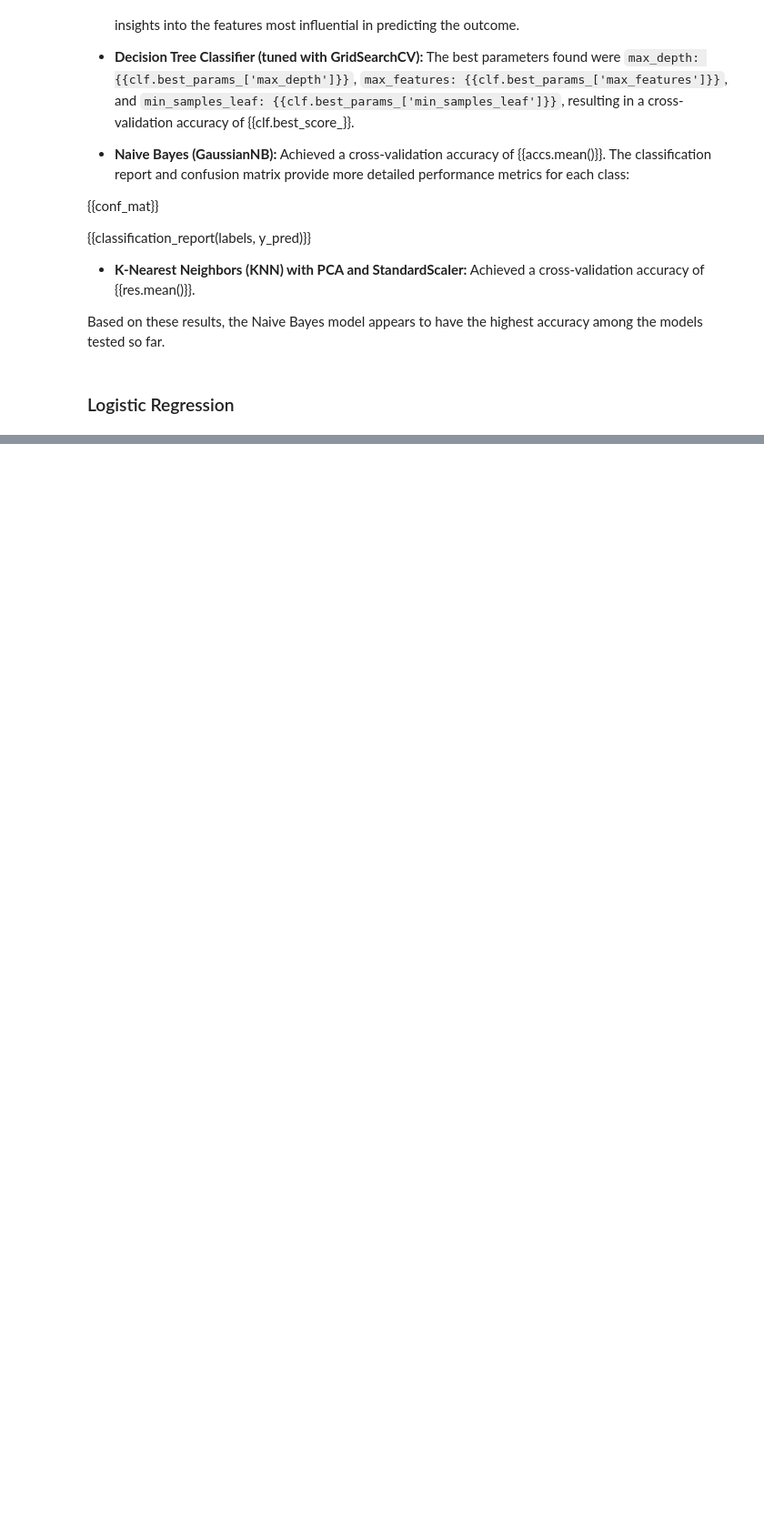
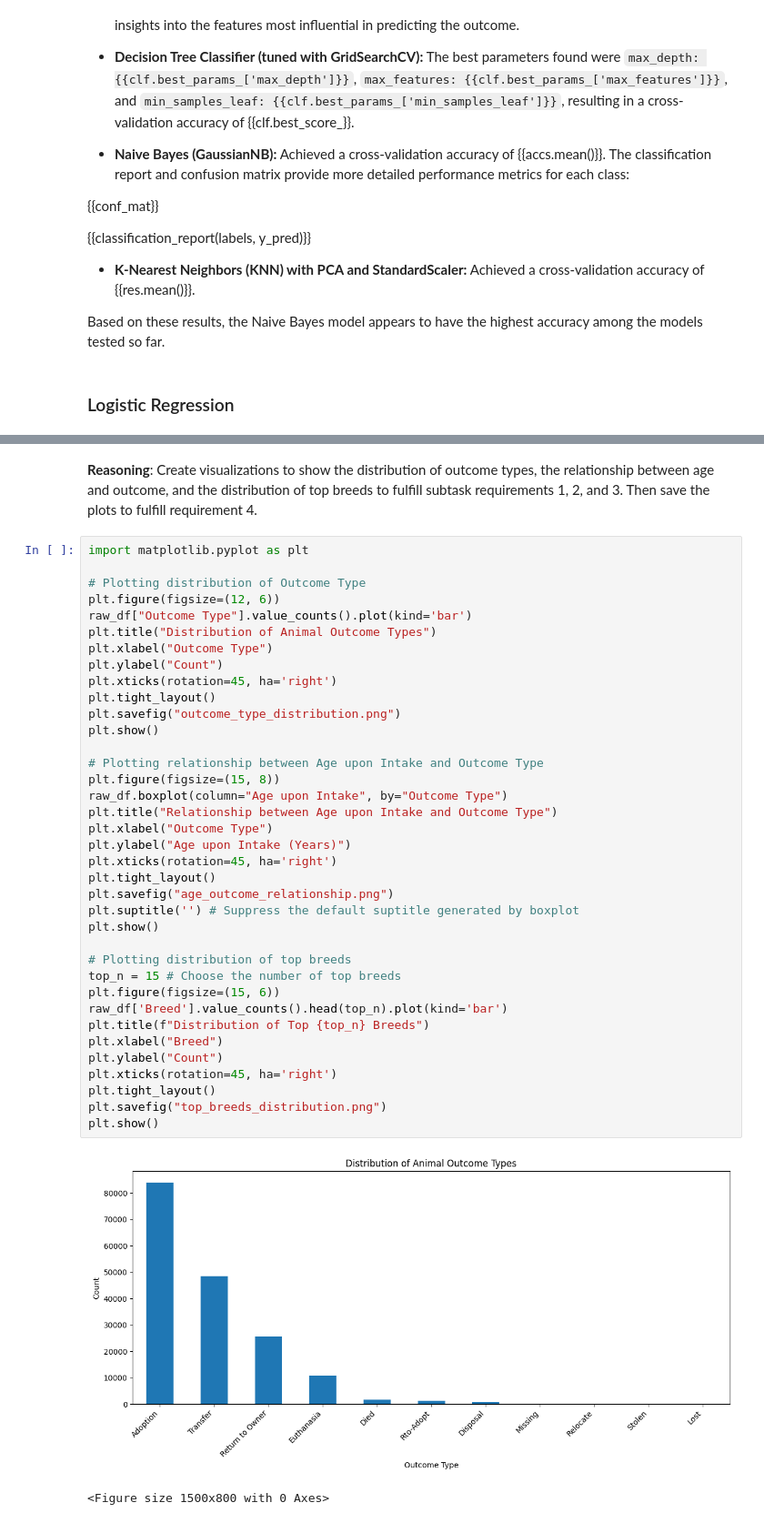
Before and after one commit to mikalajjjj/Data-Mining-Animal_Shelter, a Jupyter notebook: AACOutcomes.ipynb, the cells around one changed output, grey strips where cells are left out. Shown at 91% size. Drawn from its saved outputs; the diff is of its cells as text; blank space fills up the shorter version.

```diff
--- a/AACOutcomes.ipynb
+++ b/AACOutcomes.ipynb
@@ -576,0 +585,43 @@ Based on these results, the Naive Bayes model appears to have the highest accura
+# %% [markdown]
+**Reasoning**:
+Create visualizations to show the distribution of outcome types, the relationship between age and outcome, and the distribution of top breeds to fulfill subtask requirements 1, 2, and 3. Then save the plots to fulfill requirement 4.
+# %%
+import matplotlib.pyplot as plt
+
+# Plotting distribution of Outcome Type
+plt.figure(figsize=(12, 6))
+raw_df["Outcome Type"].value_counts().plot(kind='bar')
+plt.title("Distribution of Animal Outcome Types")
+plt.xlabel("Outcome Type")
+plt.ylabel("Count")
+plt.xticks(rotation=45, ha='right')
+plt.tight_layout()
+plt.savefig("outcome_type_distribution.png")
+plt.show()
+
+# Plotting relationship between Age upon Intake and Outcome Type
+plt.figure(figsize=(15, 8))
+raw_df.boxplot(column="Age upon Intake", by="Outcome Type")
+plt.title("Relationship between Age upon Intake and Outcome Type")
+plt.xlabel("Outcome Type")
+plt.ylabel("Age upon Intake (Years)")
+plt.xticks(rotation=45, ha='right')
+plt.tight_layout()
+plt.savefig("age_outcome_relationship.png")
+plt.suptitle('') # Suppress the default suptitle generated by boxplot
+plt.show()
+
+# Plotting distribution of top breeds
+top_n = 15 # Choose the number of top breeds
+plt.figure(figsize=(15, 6))
+raw_df['Breed'].value_counts().head(top_n).plot(kind='bar')
+plt.title(f"Distribution of Top {top_n} Breeds")
+plt.xlabel("Breed")
+plt.ylabel("Count")
+plt.xticks(rotation=45, ha='right')
+plt.tight_layout()
+plt.savefig("top_breeds_distribution.png")
+plt.show()
+# %% [output]
+[figure, added]
+<Figure size 1500x800 with 0 Axes>
```
Also changed, not shown: parts of 12 cells of this notebook.
